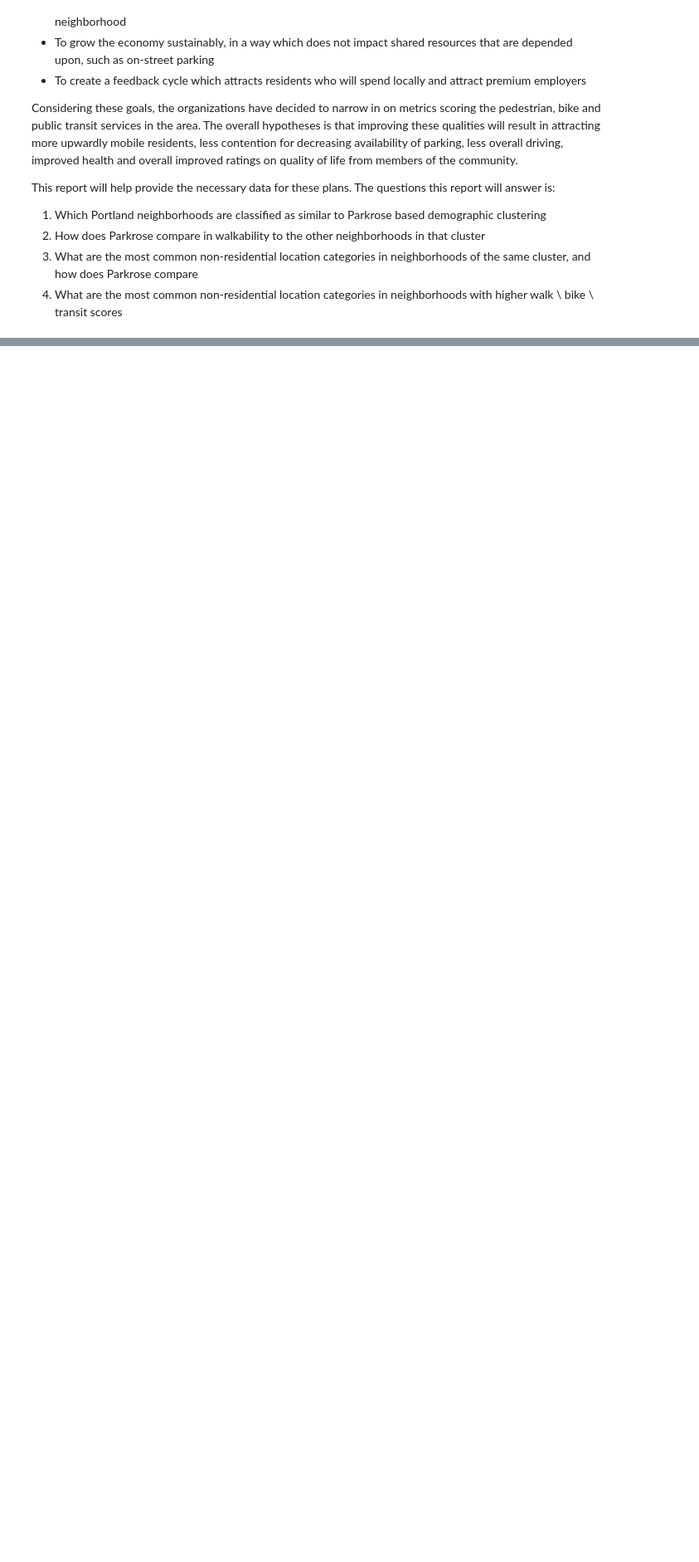
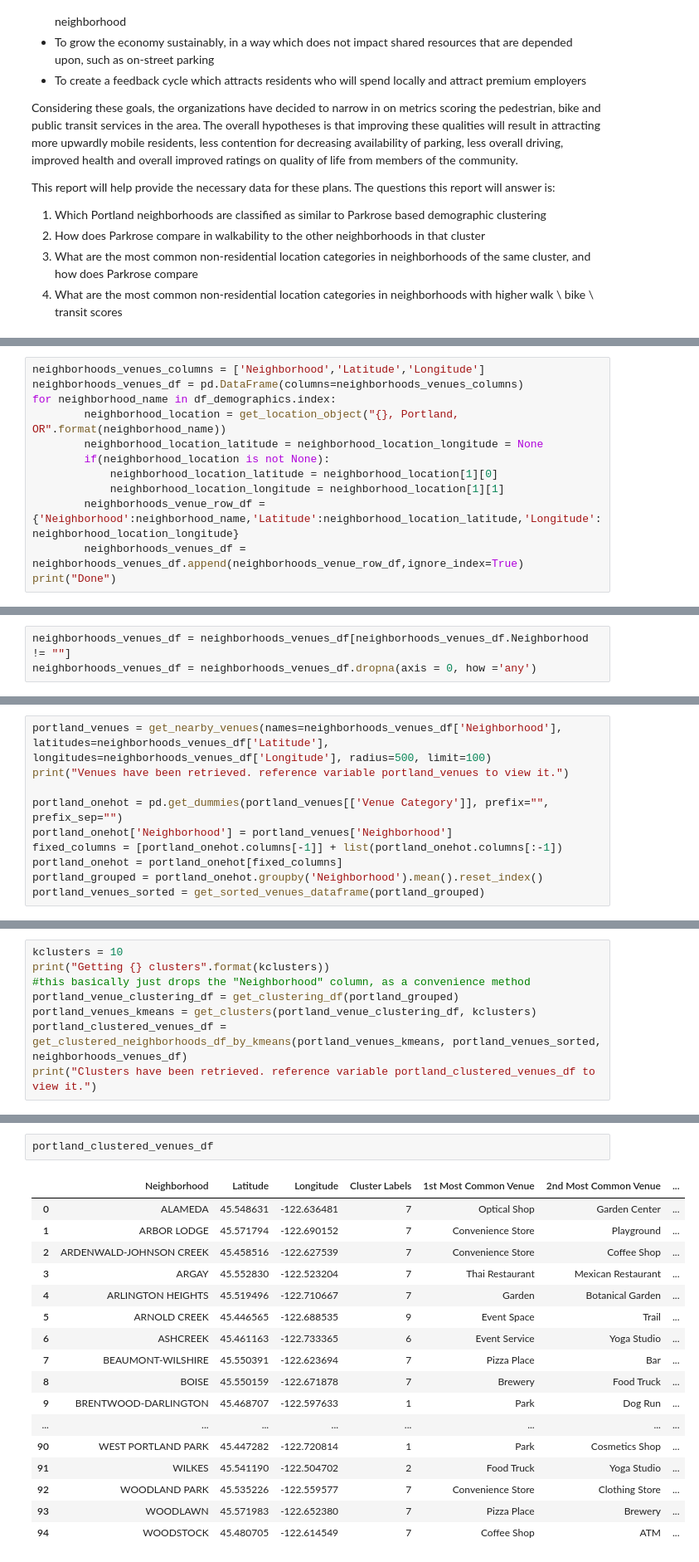
Before and after one commit to matthewgsullivan/Applied_Data_Science_Capstone, a Jupyter notebook: Final Capstone Project - M. Sullivan.ipynb, the cells around one changed output, grey strips where cells are left out. Shown: that part at 83% size. Drawn from its saved outputs; the diff is of its cells as text; blank space fills up the shorter version.

Commit message:
Published from Watson Studio.

```diff
--- a/Final Capstone Project - M. Sullivan.ipynb
+++ b/Final Capstone Project - M. Sullivan.ipynb
@@ -59,0 +573,12 @@ The data source for the location information in the report will be the Places AP
+# %%
+neighborhoods_venues_columns = ['Neighborhood','Latitude','Longitude']
+neighborhoods_venues_df = pd.DataFrame(columns=neighborhoods_venues_columns)
+for neighborhood_name in df_demographics.index:
+        neighborhood_location = get_location_object("{}, Portland, OR".format(neighborhood_name))
+        neighborhood_location_latitude = neighborhood_location_longitude = None
+        if(neighborhood_location is not None):
+            neighborhood_location_latitude = neighborhood_location[1][0]
+            neighborhood_location_longitude = neighborhood_location[1][1]
+        neighborhoods_venue_row_df = {'Neighborhood':neighborhood_name,'Latitude':neighborhood_location_latitude,'Longitude':neighborhood_location_longitude}
+        neighborhoods_venues_df = neighborhoods_venues_df.append(neighborhoods_venue_row_df,ignore_index=True)
+print("Done")
@@ -59,0 +606,3 @@ The data source for the location information in the report will be the Places AP
+# %%
+neighborhoods_venues_df = neighborhoods_venues_df[neighborhoods_venues_df.Neighborhood != ""]
+neighborhoods_venues_df = neighborhoods_venues_df.dropna(axis = 0, how ='any')
@@ -59,0 +682,10 @@ The data source for the location information in the report will be the Places AP
+# %%
+portland_venues = get_nearby_venues(names=neighborhoods_venues_df['Neighborhood'], latitudes=neighborhoods_venues_df['Latitude'], longitudes=neighborhoods_venues_df['Longitude'], radius=500, limit=100)
+print("Venues have been retrieved. reference variable portland_venues to view it.")
+
+portland_onehot = pd.get_dummies(portland_venues[['Venue Category']], prefix="", prefix_sep="")
+portland_onehot['Neighborhood'] = portland_venues['Neighborhood']
+fixed_columns = [portland_onehot.columns[-1]] + list(portland_onehot.columns[:-1])
+portland_onehot = portland_onehot[fixed_columns]
+portland_grouped = portland_onehot.groupby('Neighborhood').mean().reset_index()
+portland_venues_sorted = get_sorted_venues_dataframe(portland_grouped)
@@ -59,0 +784,8 @@ The data source for the location information in the report will be the Places AP
+# %%
+kclusters = 10
+print("Getting {} clusters".format(kclusters))
+#this basically just drops the "Neighborhood" column, as a convenience method
+portland_venue_clustering_df = get_clustering_df(portland_grouped)
+portland_venues_kmeans = get_clusters(portland_venue_clustering_df, kclusters)
+portland_clustered_venues_df = get_clustered_neighborhoods_df_by_kmeans(portland_venues_kmeans, portland_venues_sorted, neighborhoods_venues_df)
+print("Clusters have been retrieved. reference variable portland_clustered_venues_df to view it.")
@@ -59,0 +797,20 @@ The data source for the location information in the report will be the Places AP
+# %%
+portland_clustered_venues_df
+# %% [output]
+|  | Neighborhood | Latitude | Longitude | Cluster Labels | 1st Most Common Venue | 2nd Most Common Venue | ... |
+| 0 | ALAMEDA | 45.548631 | -122.636481 | 7 | Optical Shop | Garden Center | ... |
+| 1 | ARBOR LODGE | 45.571794 | -122.690152 | 7 | Convenience Store | Playground | ... |
+| 2 | ARDENWALD-JOHNSON CREEK | 45.458516 | -122.627539 | 7 | Convenience Store | Coffee Shop | ... |
+| 3 | ARGAY | 45.552830 | -122.523204 | 7 | Thai Restaurant | Mexican Restaurant | ... |
+| 4 | ARLINGTON HEIGHTS | 45.519496 | -122.710667 | 7 | Garden | Botanical Garden | ... |
+| 5 | ARNOLD CREEK | 45.446565 | -122.688535 | 9 | Event Space | Trail | ... |
+| 6 | ASHCREEK | 45.461163 | -122.733365 | 6 | Event Service | Yoga Studio | ... |
+| 7 | BEAUMONT-WILSHIRE | 45.550391 | -122.623694 | 7 | Pizza Place | Bar | ... |
+| 8 | BOISE | 45.550159 | -122.671878 | 7 | Brewery | Food Truck | ... |
+| 9 | BRENTWOOD-DARLINGTON | 45.468707 | -122.597633 | 1 | Park | Dog Run | ... |
+| ... | ... | ... | ... | ... | ... | ... | ... |
+| 90 | WEST PORTLAND PARK | 45.447282 | -122.720814 | 1 | Park | Cosmetics Shop | ... |
+| 91 | WILKES | 45.541190 | -122.504702 | 2 | Food Truck | Yoga Studio | ... |
+| 92 | WOODLAND PARK | 45.535226 | -122.559577 | 7 | Convenience Store | Clothing Store | ... |
+| 93 | WOODLAWN | 45.571983 | -122.652380 | 7 | Pizza Place | Brewery | ... |
+| 94 | WOODSTOCK | 45.480705 | -122.614549 | 7 | Coffee Shop | ATM | ... |
```
Also changed, not shown: parts of 119 cells of this notebook.
